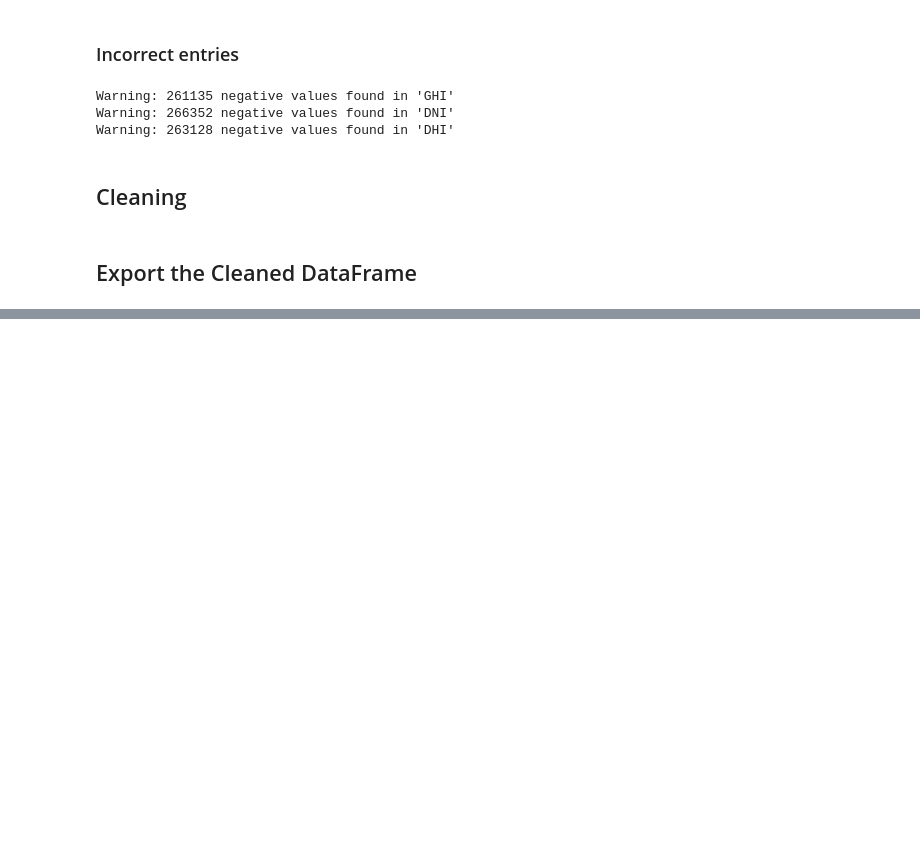
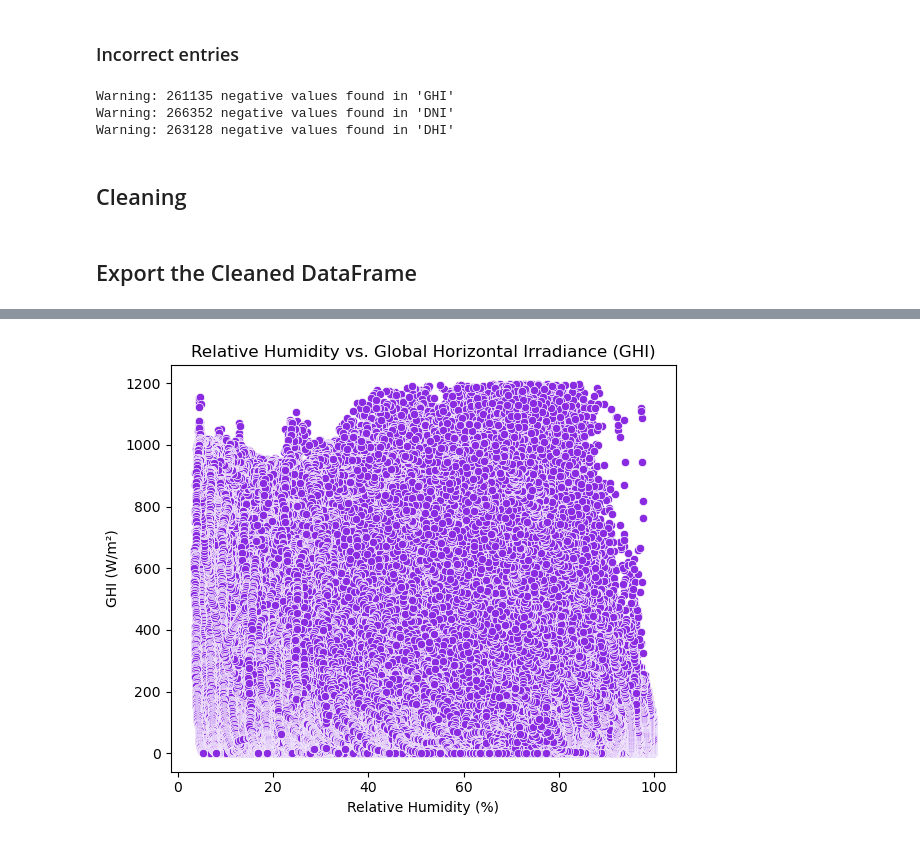
Before and after one commit to Samrizee/solar-challenge-week1, a Jupyter notebook: notebooks/sierraleone-bumbuna_eda.ipynb, the cells around one changed output, grey strips where cells are left out. Saved outputs shown, nothing was run; the diff lists cells and outputs as text; code cells hidden in the pictures; blank space fills up the shorter version.

```diff
--- a/notebooks/sierraleone-bumbuna_eda.ipynb
+++ b/notebooks/sierraleone-bumbuna_eda.ipynb
@@ -133,0 +238,10 @@ df_clean.describe()
+# %%
+plt.figure(figsize=(6, 5))
+sns.scatterplot(data=df_clean, x='RH', y='GHI', color='blueviolet')
+plt.title('Relative Humidity vs. Global Horizontal Irradiance (GHI)')
+plt.xlabel('Relative Humidity (%)')
+plt.ylabel('GHI (W/m²)')
+plt.tight_layout()
+plt.show()
+# %% [output]
+[figure, added]
```
Also changed, not shown: parts of 12 cells of this notebook.
